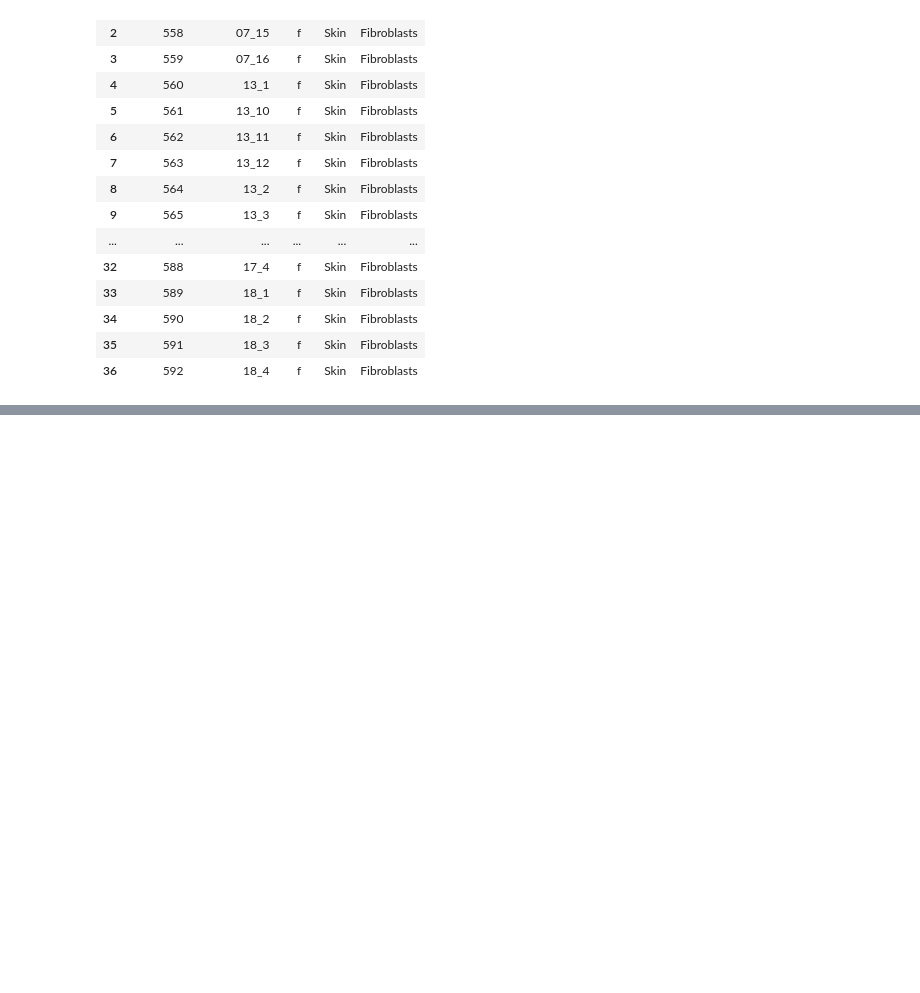
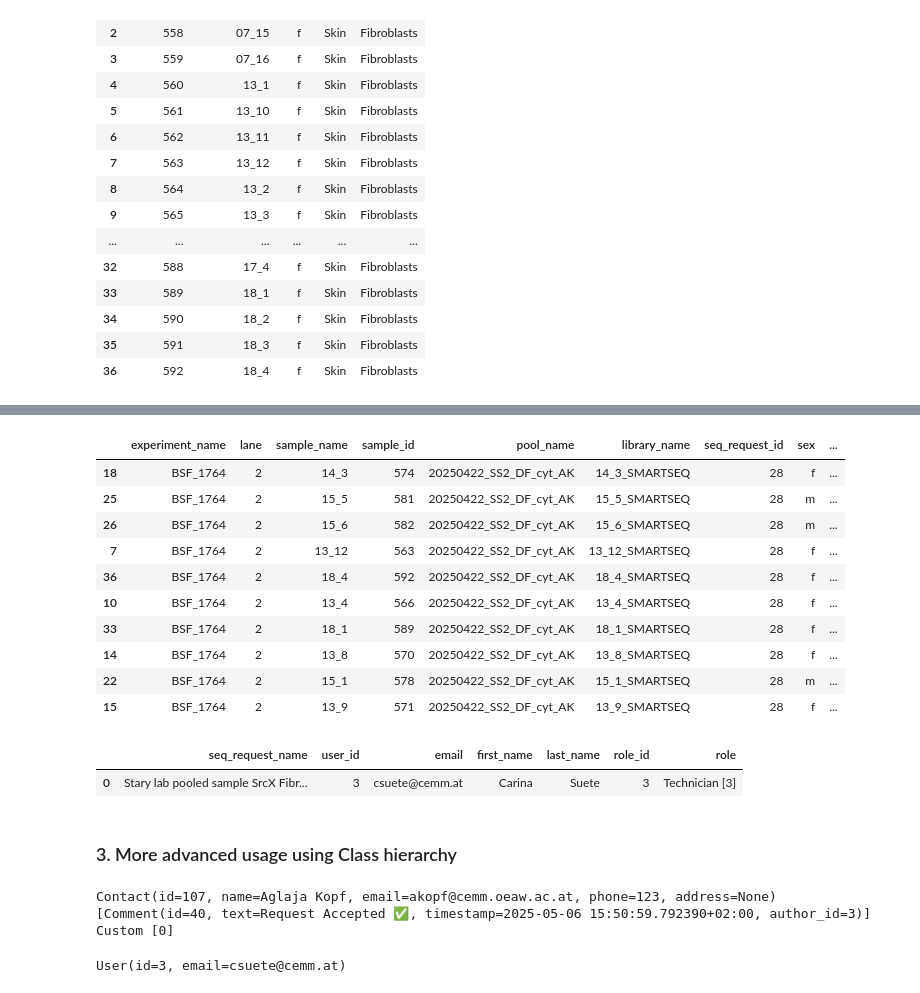
Before and after one commit to lutrarutra/opengsync-app, a Jupyter notebook: api.ipynb, the cells around one changed output, grey strips where cells are left out. Saved outputs shown, nothing was run; the diff lists cells and outputs as text; code cells hidden in the pictures; blank space fills up the shorter version.

```diff
--- a/api.ipynb
+++ b/api.ipynb
@@ -136,0 +146,42 @@ project_libraries[["experiment_name", "lane", "sample_name", "sample_id", "pool_
+# %%
+# this dataframe should be enough to find all fastq-files generated from demultiplexing step
+# projects can contain multiple requests, and libraries from multiple experiments
+project_libraries = db.get_project_libraries_df(23)
+project_libraries[["experiment_name", "lane", "sample_name", "sample_id", "pool_name", "library_name", "seq_request_id", "sex", "tissue", "cell_type"]].sample(10)
+# %% [output]
+|  | experiment_name | lane | sample_name | sample_id | pool_name | library_name | seq_request_id | sex | ... |
+| 18 | BSF_1764 | 2 | 14_3 | 574 | 20250422_SS2_DF_cyt_AK | 14_3_SMARTSEQ | 28 | f | ... |
+| 25 | BSF_1764 | 2 | 15_5 | 581 | 20250422_SS2_DF_cyt_AK | 15_5_SMARTSEQ | 28 | m | ... |
+| 26 | BSF_1764 | 2 | 15_6 | 582 | 20250422_SS2_DF_cyt_AK | 15_6_SMARTSEQ | 28 | m | ... |
+| 7 | BSF_1764 | 2 | 13_12 | 563 | 20250422_SS2_DF_cyt_AK | 13_12_SMARTSEQ | 28 | f | ... |
+| 36 | BSF_1764 | 2 | 18_4 | 592 | 20250422_SS2_DF_cyt_AK | 18_4_SMARTSEQ | 28 | f | ... |
+| 10 | BSF_1764 | 2 | 13_4 | 566 | 20250422_SS2_DF_cyt_AK | 13_4_SMARTSEQ | 28 | f | ... |
+| 33 | BSF_1764 | 2 | 18_1 | 589 | 20250422_SS2_DF_cyt_AK | 18_1_SMARTSEQ | 28 | f | ... |
+| 14 | BSF_1764 | 2 | 13_8 | 570 | 20250422_SS2_DF_cyt_AK | 13_8_SMARTSEQ | 28 | f | ... |
+| 22 | BSF_1764 | 2 | 15_1 | 578 | 20250422_SS2_DF_cyt_AK | 15_1_SMARTSEQ | 28 | m | ... |
+| 15 | BSF_1764 | 2 | 13_9 | 571 | 20250422_SS2_DF_cyt_AK | 13_9_SMARTSEQ | 28 | f | ... |
+# %%
+db.get_seq_requestor_df(28)
+# %% [output]
+|  | seq_request_name | user_id | email | first_name | last_name | role_id | role |
+| 0 | Stary lab pooled sample SrcX Fibr... | 3 | csuete@cemm.at | Carina | Suete | 3 | Technician [3] |
+# %% [markdown]
+### 3. More advanced usage using Class hierarchy
+# %%
+db.open_session()
+seq_request = db.get_seq_request(28)
+print(seq_request.contact_person)
+print(seq_request.comments)
+print(seq_request.data_delivery_mode)
+db.close_session()
+# %% [output]
+Contact(id=107, name=Aglaja Kopf, email=akopf@cemm.oeaw.ac.at, phone=123, address=None)
+[Comment(id=40, text=Request Accepted ✅, timestamp=2025-05-06 15:50:59.792390+02:00, author_id=3)]
+Custom [0]
+# %%
+db.open_session()
+project = db.get_project(23)
+print(project.owner)
+db.close_session()
+# %% [output]
+User(id=3, email=csuete@cemm.at)
```
Also changed, not shown: parts of 9 cells of this notebook, 3 other files.
